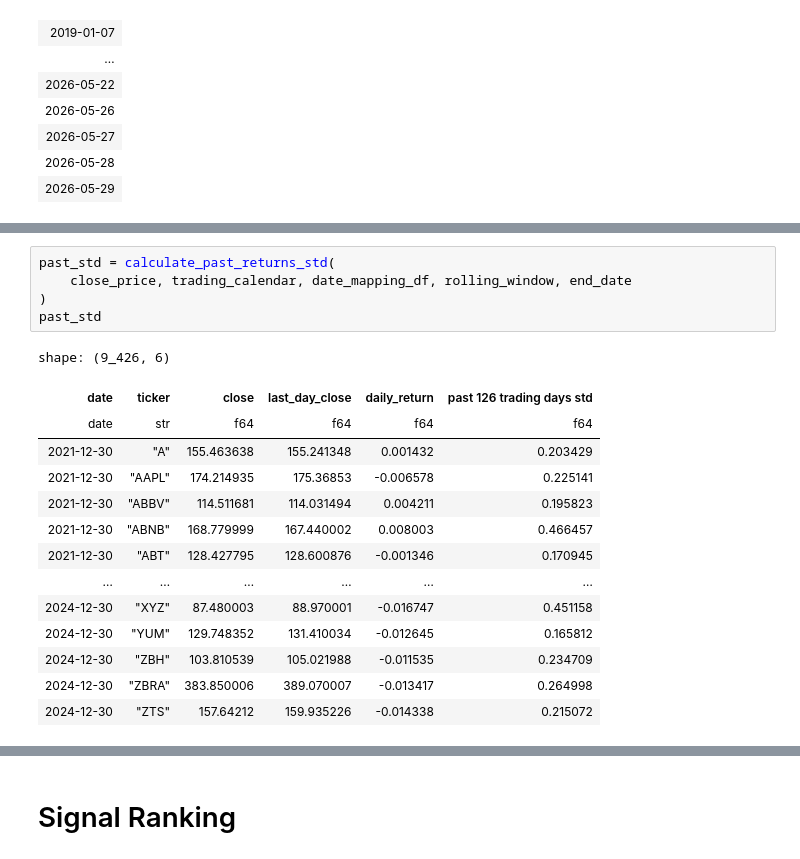
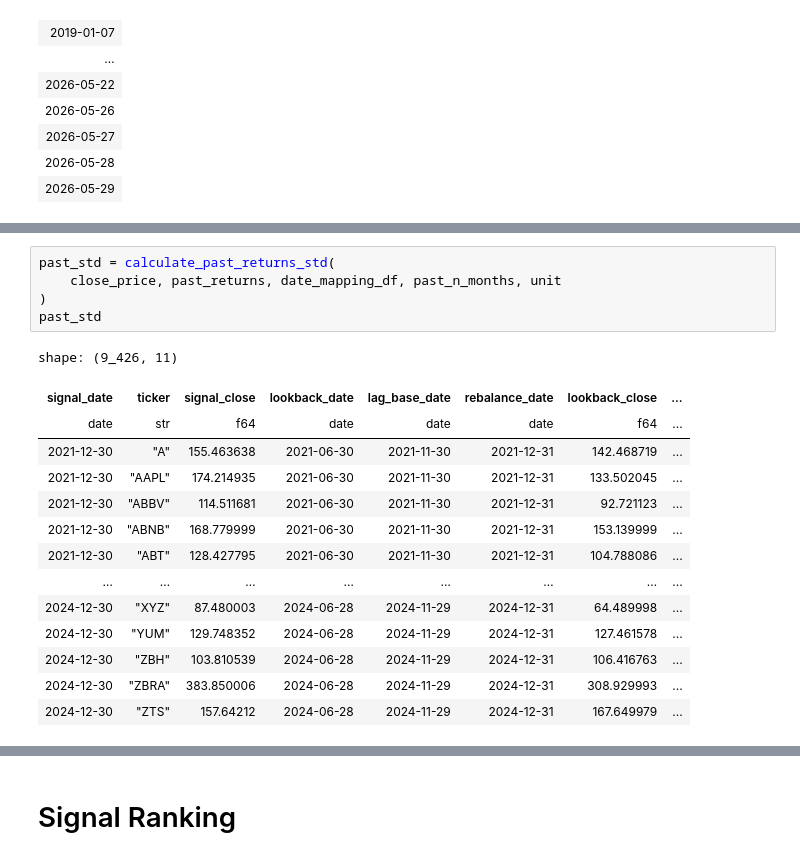
Before and after one commit to Luuuuuuuucas/polars-investment-strategy, a Jupyter notebook: notebooks/test_notebook.ipynb, the cells around one changed output, grey strips where cells are left out. Saved outputs shown, nothing was run; the diff lists cells and outputs as text.

Commit message:
Replace past total returns with T-6 to T-1 momentum, remove daily frequency, add Calmar ratio, preserve join order, and fix notebook

```diff
--- a/notebooks/test_notebook.ipynb
+++ b/notebooks/test_notebook.ipynb
@@ -142,20 +141,20 @@ shape: (9_426, 8)
 # %%
 past_std = calculate_past_returns_std(
-    close_price, trading_calendar, date_mapping_df, rolling_window, end_date
+    close_price, past_returns, date_mapping_df, past_n_months, unit
 )
 past_std
 # %% [output]
-shape: (9_426, 6)
+shape: (9_426, 11)
-| date | ticker | close | last_day_close | daily_return | past 126 trading days std |
-| date | str | f64 | f64 | f64 | f64 |
-| 2021-12-30 | "A" | 155.463638 | 155.241348 | 0.001432 | 0.203429 |
-| 2021-12-30 | "AAPL" | 174.214935 | 175.36853 | -0.006578 | 0.225141 |
-| 2021-12-30 | "ABBV" | 114.511681 | 114.031494 | 0.004211 | 0.195823 |
-| 2021-12-30 | "ABNB" | 168.779999 | 167.440002 | 0.008003 | 0.466457 |
-| 2021-12-30 | "ABT" | 128.427795 | 128.600876 | -0.001346 | 0.170945 |
-| … | … | … | … | … | … |
-| 2024-12-30 | "XYZ" | 87.480003 | 88.970001 | -0.016747 | 0.451158 |
-| 2024-12-30 | "YUM" | 129.748352 | 131.410034 | -0.012645 | 0.165812 |
-| 2024-12-30 | "ZBH" | 103.810539 | 105.021988 | -0.011535 | 0.234709 |
-| 2024-12-30 | "ZBRA" | 383.850006 | 389.070007 | -0.013417 | 0.264998 |
-| 2024-12-30 | "ZTS" | 157.64212 | 159.935226 | -0.014338 | 0.215072 |
+| signal_date | ticker | signal_close | lookback_date | lag_base_date | rebalance_date | lookback_close | ... |
+| date | str | f64 | date | date | date | f64 | ... |
+| 2021-12-30 | "A" | 155.463638 | 2021-06-30 | 2021-11-30 | 2021-12-31 | 142.468719 | ... |
+| 2021-12-30 | "AAPL" | 174.214935 | 2021-06-30 | 2021-11-30 | 2021-12-31 | 133.502045 | ... |
+| 2021-12-30 | "ABBV" | 114.511681 | 2021-06-30 | 2021-11-30 | 2021-12-31 | 92.721123 | ... |
+| 2021-12-30 | "ABNB" | 168.779999 | 2021-06-30 | 2021-11-30 | 2021-12-31 | 153.139999 | ... |
+| 2021-12-30 | "ABT" | 128.427795 | 2021-06-30 | 2021-11-30 | 2021-12-31 | 104.788086 | ... |
+| … | … | … | … | … | … | … | ... |
+| 2024-12-30 | "XYZ" | 87.480003 | 2024-06-28 | 2024-11-29 | 2024-12-31 | 64.489998 | ... |
+| 2024-12-30 | "YUM" | 129.748352 | 2024-06-28 | 2024-11-29 | 2024-12-31 | 127.461578 | ... |
+| 2024-12-30 | "ZBH" | 103.810539 | 2024-06-28 | 2024-11-29 | 2024-12-31 | 106.416763 | ... |
+| 2024-12-30 | "ZBRA" | 383.850006 | 2024-06-28 | 2024-11-29 | 2024-12-31 | 308.929993 | ... |
+| 2024-12-30 | "ZTS" | 157.64212 | 2024-06-28 | 2024-11-29 | 2024-12-31 | 167.649979 | ... |
```
Also changed, not shown: parts of 29 cells of this notebook, 6 other files.
